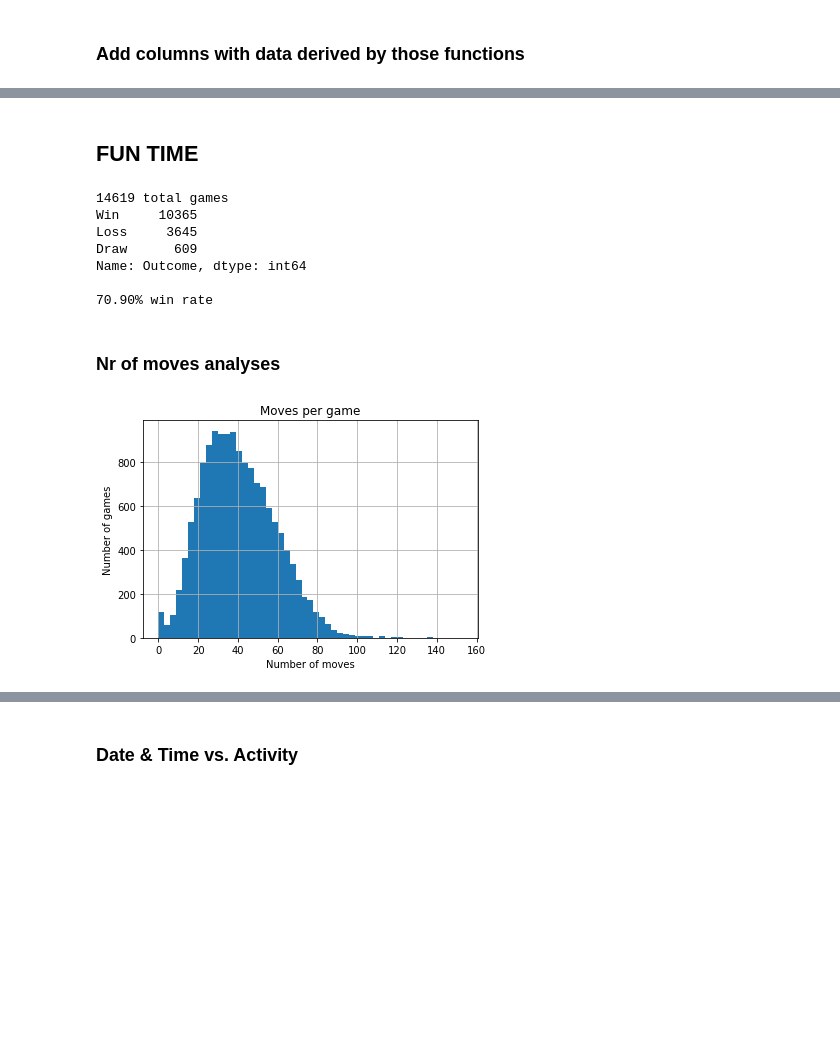
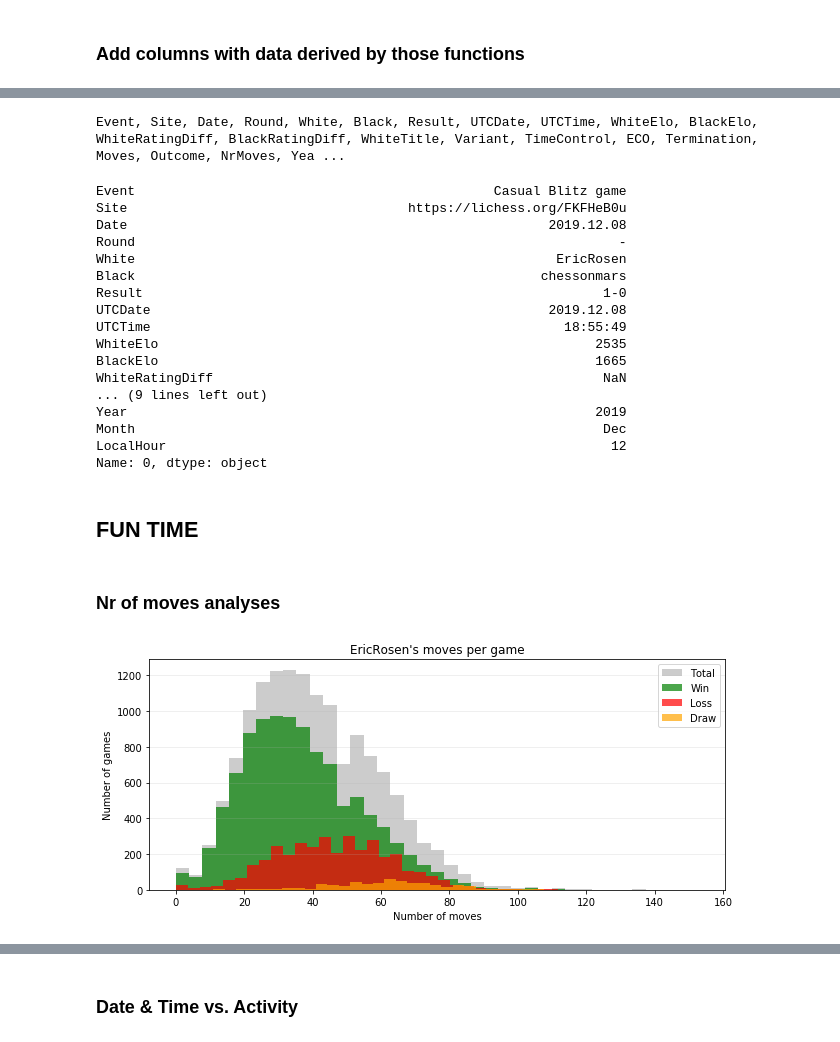
Before and after one commit to tvdhout/RosenChessData, a Jupyter notebook: Fun.ipynb, the cells around one changed output, grey strips where cells are left out. Cells and saved outputs as stored; diff of their text form; code cells hidden in the pictures; blank space fills up the shorter version.

```diff
--- a/Fun.ipynb
+++ b/Fun.ipynb
@@ -66,3 +97,6 @@ d.head()
+# %%
+#drop games started from a position. I assume these are student games
+d = d[d.Variant != 'From Position']
 # %% [markdown]
 ### Define functions to create more columns in the dataframe
 # %%
@@ -99,27 +150,51 @@ d['CSTHour'] = d.apply(CSTtime, axis=1)
+# %%
+print(", ".join(d.columns))
+d.loc[0]
+# %% [output]
+Event, Site, Date, Round, White, Black, Result, UTCDate, UTCTime, WhiteElo, BlackElo, WhiteRatingDiff, BlackRatingDiff, WhiteTitle, Variant, TimeControl, ECO, Termination, Moves, Outcome, NrMoves, Yea ...
+Event                                              Casual Blitz game
+Site                                    https://lichess.org/FKFHeB0u
+Date                                                      2019.12.08
+Round                                                              -
+White                                                      EricRosen
+Black                                                    chessonmars
+Result                                                           1-0
+UTCDate                                                   2019.12.08
+UTCTime                                                     18:55:49
+WhiteElo                                                        2535
+BlackElo                                                        1665
+WhiteRatingDiff                                                  NaN
+... (9 lines left out)
+Year                                                            2019
+Month                                                            Dec
+LocalHour                                                         12
+Name: 0, dtype: object
 # %% [markdown]
 ## FUN TIME
-# %%
-value_counts = d.Outcome.value_counts()
-print(len(d),"total games")
-print(value_counts)
-print(str.format('\n{:.2f}% win rate',value_counts['Win']/value_counts.sum()*100))
-# %% [output]
-14619 total games
-Win     10365
-Loss     3645
-Draw      609
-Name: Outcome, dtype: int64
-
-70.90% win rate
 # %% [markdown]
 ### Nr of moves analyses
-# %%
-d.NrMoves.hist(bins=51);
-plt.title('Moves per game');
-plt.xlabel("Number of moves");
-plt.ylabel("Number of games");
-# %% [output]
-[figure, removed]
+# %%
+#Make figure
+plt.figure(figsize=(8, 4));
+plt.axes([0, 0.6, 1, .8]);
+
+#Histograms
+bins = len(d.NrMoves.unique())//3
+d.NrMoves.hist(bins=bins, color='black', alpha=.2, grid=False);
+
+
+d.loc[d.Outcome=="Win"].NrMoves.hist(bins=bins, color='g', alpha=.7, grid=False);
+d.loc[d.Outcome=="Loss"].NrMoves.hist(bins=bins, color='r', alpha=.7, grid=False);
+d.loc[d.Outcome=="Draw"].NrMoves.hist(bins=bins, color='orange', alpha=.7, grid=False);
+
+#Meta
+plt.legend(['Total', 'Win', 'Loss', 'Draw']);
+plt.grid(axis='y', alpha=0.25)
+plt.title('{}\'s moves per game'.format(name));
+plt.xlabel("Number of moves");
+plt.ylabel("Number of games");
+# %% [output]
+[figure, added]
 # %%
 wins = d.loc[d.Outcome == "Win"]
 losses = d.loc[d.Outcome == "Loss"]
```
Also changed, not shown: parts of 27 cells of this notebook.
